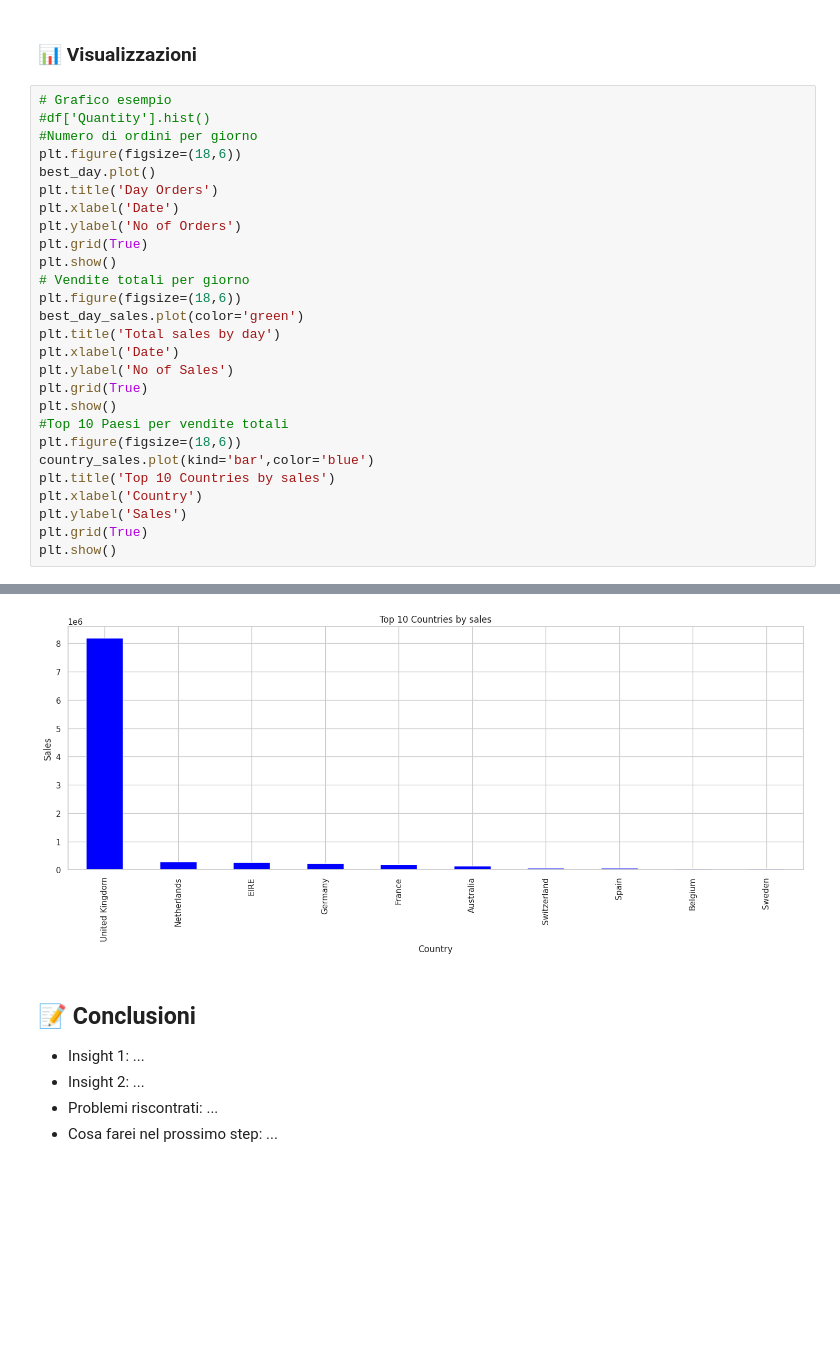
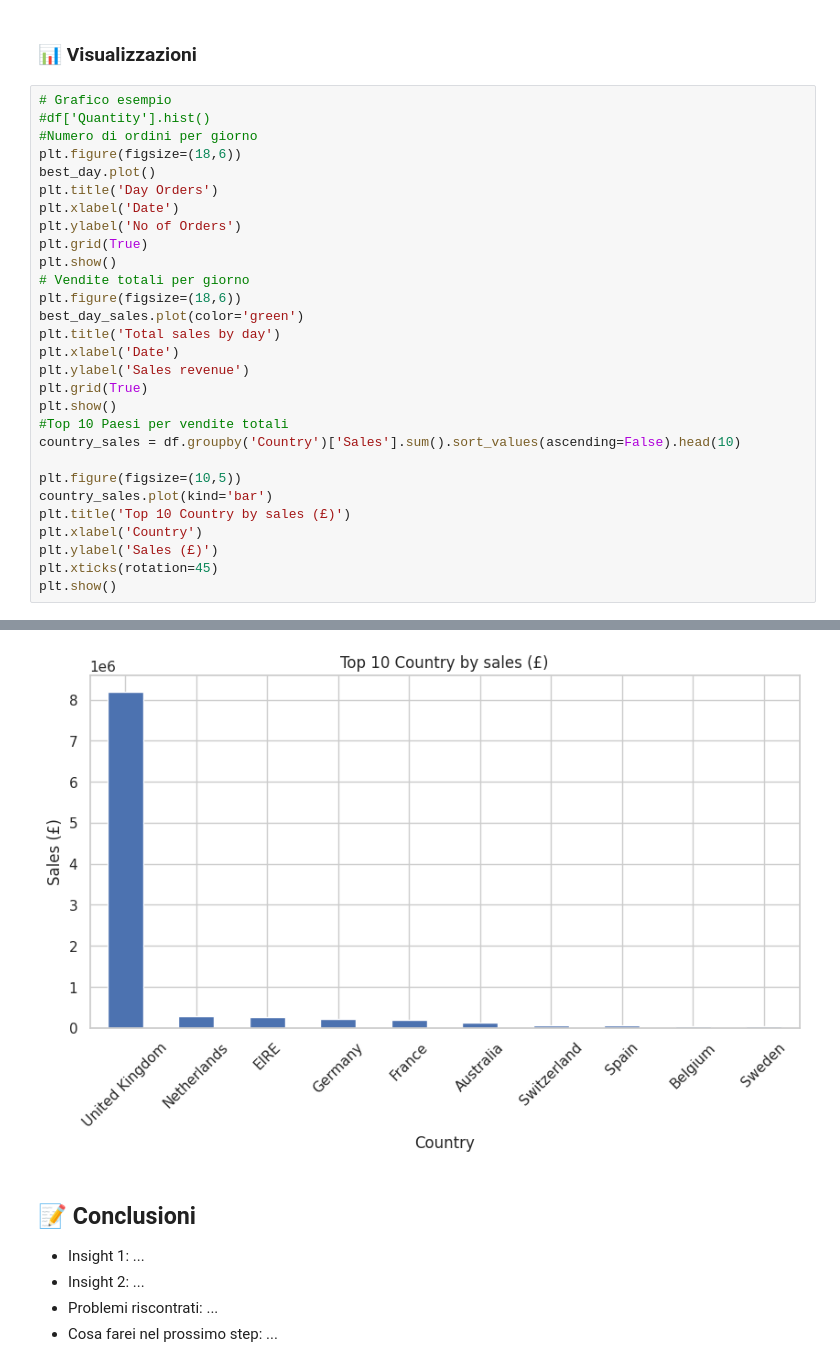
Before and after one commit to xDubby/E-Commerce_Data_analysys, a Jupyter notebook: notebook1df4584869.ipynb, the cells around one changed output, grey strips where cells are left out. Drawn from its saved outputs; the diff is of its cells as text; blank space fills up the shorter version.

```diff
--- a/notebook1df4584869.ipynb
+++ b/notebook1df4584869.ipynb
@@ -120,34 +118,36 @@ The highest revenue day was 2011-11-14 with £112141.11 in sales.
 # %%
 # Grafico esempio
 #df['Quantity'].hist()
 #Numero di ordini per giorno
 plt.figure(figsize=(18,6))
 best_day.plot()
 plt.title('Day Orders')
 plt.xlabel('Date')
 plt.ylabel('No of Orders')
 plt.grid(True)
 plt.show()
 # Vendite totali per giorno
 plt.figure(figsize=(18,6))
 best_day_sales.plot(color='green')
 plt.title('Total sales by day')
 plt.xlabel('Date')
-plt.ylabel('No of Sales')
+plt.ylabel('Sales revenue')
 plt.grid(True)
 plt.show()
 #Top 10 Paesi per vendite totali
-plt.figure(figsize=(18,6))
-country_sales.plot(kind='bar',color='blue')
-plt.title('Top 10 Countries by sales')
+country_sales = df.groupby('Country')['Sales'].sum().sort_values(ascending=False).head(10)
+
+plt.figure(figsize=(10,5))
+country_sales.plot(kind='bar')
+plt.title('Top 10 Country by sales (£)')
 plt.xlabel('Country')
-plt.ylabel('Sales')
-plt.grid(True)
+plt.ylabel('Sales (£)')
+plt.xticks(rotation=45)
 plt.show()
 # %% [output]
 [figure]
 [figure]
-[figure, old version]
+[figure, new version]
 # %% [markdown]
 ## 📝 Conclusioni
 - Insight 1: ...
```
Also changed, not shown: parts of 1 cell of this notebook.
